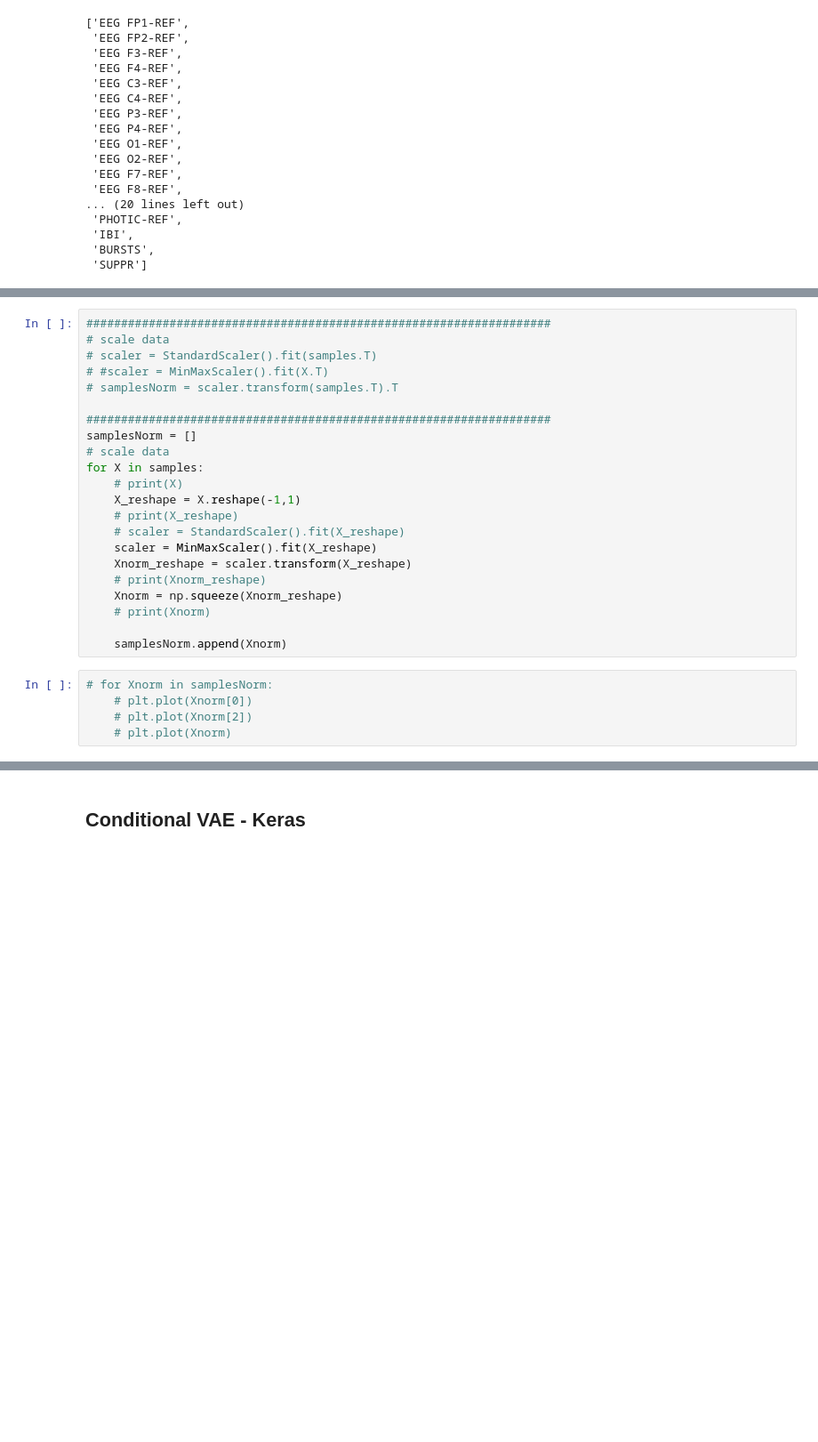
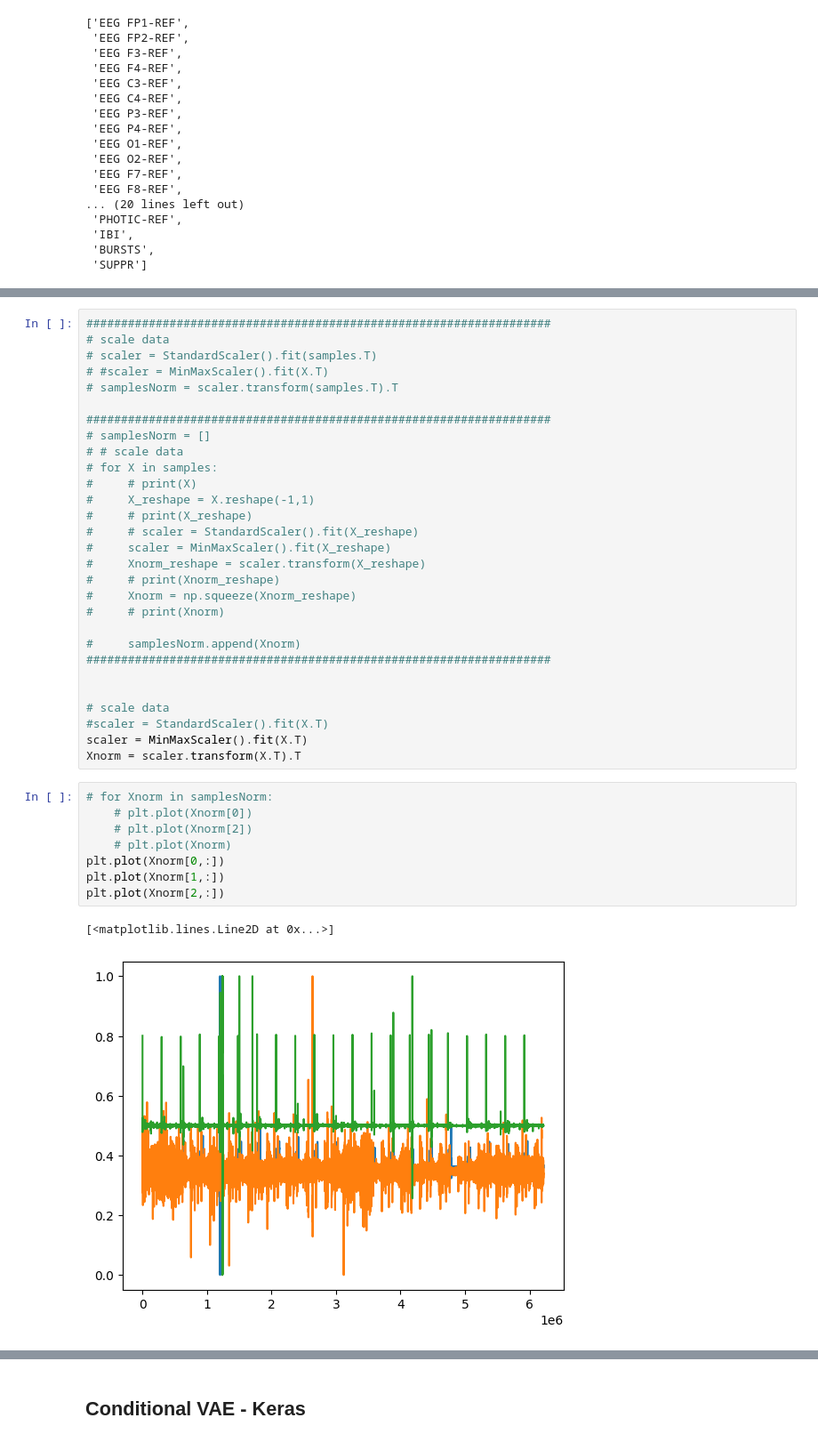
Before and after one commit to cadu-engineer/EEG_Analysis-for-CVA, a Jupyter notebook: EEG_V0.ipynb, the cells around one changed output, grey strips where cells are left out. Shown at 89% size. Saved outputs shown, nothing was run; the diff lists cells and outputs as text; blank space fills up the shorter version.

```diff
--- a/EEG_V0.ipynb
+++ b/EEG_V0.ipynb
@@ -182,24 +267,37 @@ for eeg in eeg_set:
 # samplesNorm = scaler.transform(samples.T).T
 
 ###################################################################
-samplesNorm = []
+# samplesNorm = []
+# # scale data
+# for X in samples:
+#     # print(X)
+#     X_reshape = X.reshape(-1,1)
+#     # print(X_reshape)
+#     # scaler = StandardScaler().fit(X_reshape)
+#     scaler = MinMaxScaler().fit(X_reshape)
+#     Xnorm_reshape = scaler.transform(X_reshape)
+#     # print(Xnorm_reshape)
+#     Xnorm = np.squeeze(Xnorm_reshape)
+#     # print(Xnorm)
+
+#     samplesNorm.append(Xnorm)
+###################################################################
+
+
 # scale data
-for X in samples:
-    # print(X)
-    X_reshape = X.reshape(-1,1)
-    # print(X_reshape)
-    # scaler = StandardScaler().fit(X_reshape)
-    scaler = MinMaxScaler().fit(X_reshape)
-    Xnorm_reshape = scaler.transform(X_reshape)
-    # print(Xnorm_reshape)
-    Xnorm = np.squeeze(Xnorm_reshape)
-    # print(Xnorm)
-
-    samplesNorm.append(Xnorm)
+#scaler = StandardScaler().fit(X.T)
+scaler = MinMaxScaler().fit(X.T)
+Xnorm = scaler.transform(X.T).T
 # %%
 # for Xnorm in samplesNorm:
     # plt.plot(Xnorm[0])
     # plt.plot(Xnorm[2])
     # plt.plot(Xnorm)
+plt.plot(Xnorm[0,:])
+plt.plot(Xnorm[1,:])
+plt.plot(Xnorm[2,:])
+# %% [output]
+[<matplotlib.lines.Line2D at 0x...>]
+[figure, added]
 # %%
 #classes
```
Also changed, not shown: parts of 20 cells of this notebook, 1 other file.
